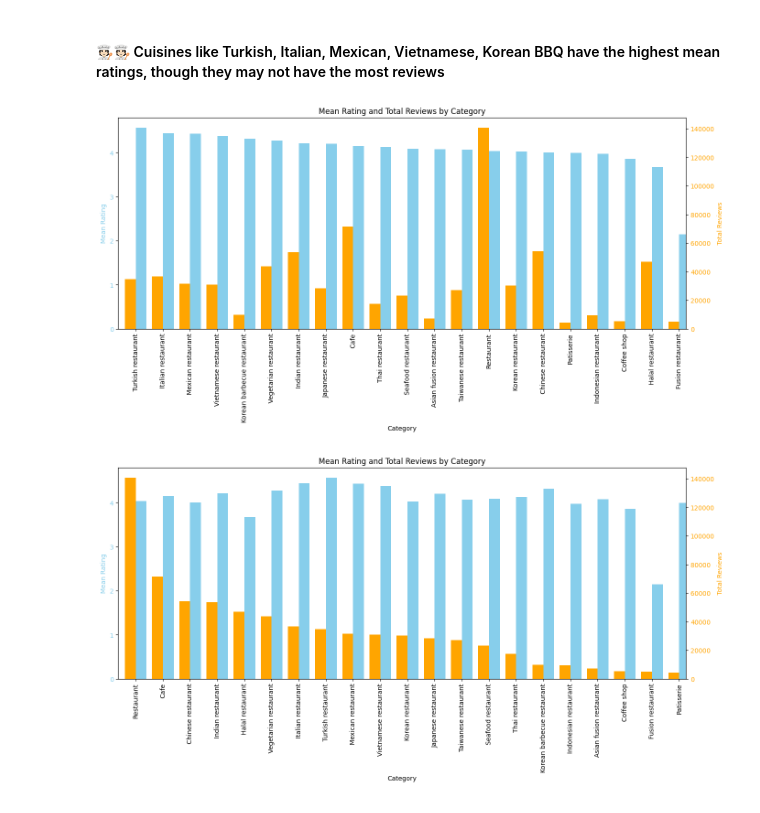
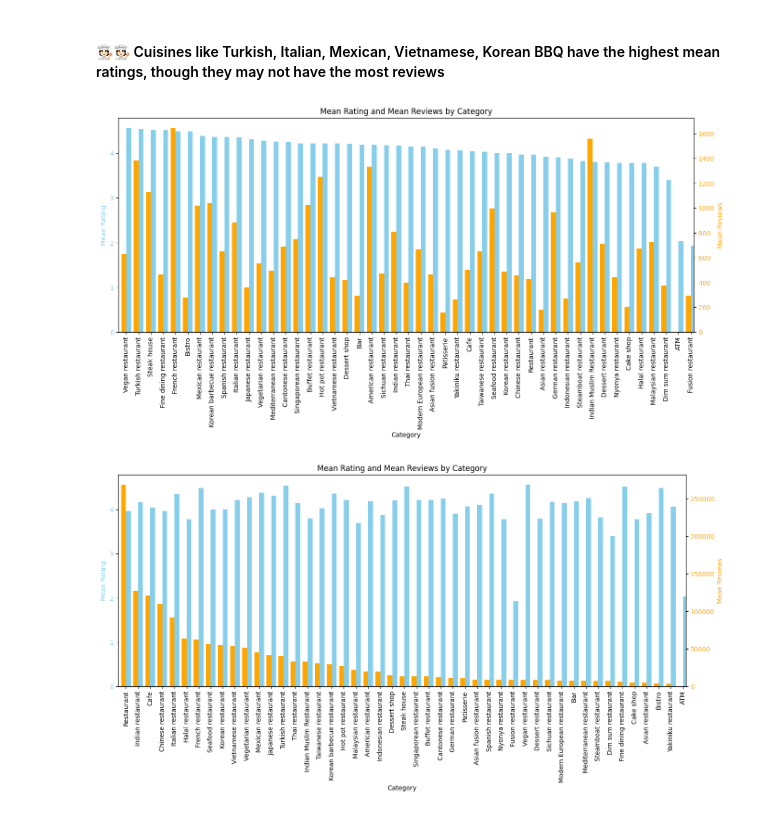
Before and after one commit to toothyachy/yumspeak, a Jupyter notebook: notebooks/kal_eda.ipynb, the cells around one changed output. Drawn from its saved outputs; the diff is of its cells as text; code cells hidden in the pictures.

```diff
--- a/notebooks/kal_eda.ipynb
+++ b/notebooks/kal_eda.ipynb
@@ -4,7 +4,7 @@ import numpy as np
 from matplotlib import pyplot as plt
 import seaborn as sns
 # %%
-restaurants_df = pd.read_csv('output/responses/batch1-2_restaurants_dataset.csv')
+restaurants_df = pd.read_csv('output/responses/batch123_restaurants_dataset.csv')
 # %%
 restaurants_df.shape
 # %% [output]
@@ -173,7 +173,7 @@ cats_to_remove = ['Advertising agency',
  'Chinese language school',
  'Clothing store',
  'Coaching center',
- 'Coffee store',
+ 'Coffee store', 'Coffee shop',
  'Coffee wholesaler',
  'Computer support and services',
  'Condominium complex',
@@ -192,7 +192,7 @@ cats_to_remove = ['Advertising agency',
  'Education center',
  'Employment center',
  'Event management company',
- 'Event venue',
+ 'Event venue', 'Fast food restaurant',
  'Fish store',
  'Florist',
  'Flower delivery',
@@ -522 +520,4 @@ Patisserie                      4327
 Name: reviews, dtype: int64
+# %%
+mean_reviews_by_category = restaurants_cut.groupby('main_category')['reviews'].mean().sort_values(ascending=False)
+mean_reviews_by_category
@@ -525,38 +544,38 @@ Name: reviews, dtype: int64
 # %%
 fig, ax1 = plt.subplots(figsize=(16, 6))
 mean_ratings_by_category.plot(kind='bar', ax=ax1, color='skyblue', position=0, width=0.4)
 ax1.set_xlabel('Category')
 ax1.set_ylabel('Mean Rating', color='skyblue')
 ax1.tick_params(axis='y', labelcolor='skyblue')
-ax1.set_title('Mean Rating and Total Reviews by Category')
+ax1.set_title('Mean Rating and Mean Reviews by Category')
 ax1.set_xticklabels(mean_ratings_by_category.index, rotation=90)
 
 ax2 = ax1.twinx()
-total_reviews_by_category.reindex(mean_ratings_by_category.index).plot(kind='bar', ax=ax2, color='orange', position=1, width=0.4)
-ax2.set_ylabel('Total Reviews', color='orange')
+mean_reviews_by_category.reindex(mean_ratings_by_category.index).plot(kind='bar', ax=ax2, color='orange', position=1, width=0.4)
+ax2.set_ylabel('Mean Reviews', color='orange')
 ax2.tick_params(axis='y', labelcolor='orange')
 
 plt.show()
 # %% [output]
-[figure, old version]
+[figure, new version]
 # %%
 sorted_index = total_reviews_by_category.sort_values(ascending=False).index
 mean_ratings_sorted = mean_ratings_by_category.reindex(sorted_index)
-total_reviews_sorted = total_reviews_by_category.reindex(sorted_index)
+mean_reviews_sorted = mean_reviews_by_category.reindex(sorted_index)
 
 fig, ax1 = plt.subplots(figsize=(16, 6))
 mean_ratings_sorted.plot(kind='bar', ax=ax1, color='skyblue', position=0, width=0.4)
 ax1.set_xlabel('Category')
 ax1.set_ylabel('Mean Rating', color='skyblue')
 ax1.tick_params(axis='y', labelcolor='skyblue')
-ax1.set_title('Mean Rating and Total Reviews by Category')
+ax1.set_title('Mean Rating and Mean Reviews by Category')
 ax1.set_xticklabels(mean_ratings_sorted.index, rotation=90)
 
 ax2 = ax1.twinx()
 total_reviews_sorted.plot(kind='bar', ax=ax2, color='orange', position=1, width=0.4)
-ax2.set_ylabel('Total Reviews', color='orange')
+ax2.set_ylabel('Mean Reviews', color='orange')
 ax2.tick_params(axis='y', labelcolor='orange')
 
 plt.show()
 # %% [output]
-[figure, old version]
+[figure, new version]
```
Also changed, not shown: parts of 36 cells of this notebook, 6 other files.
